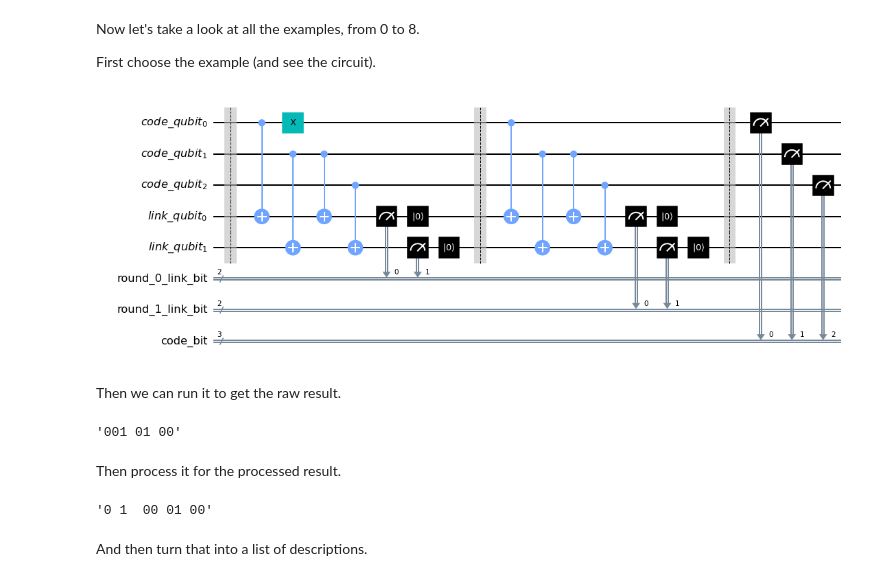
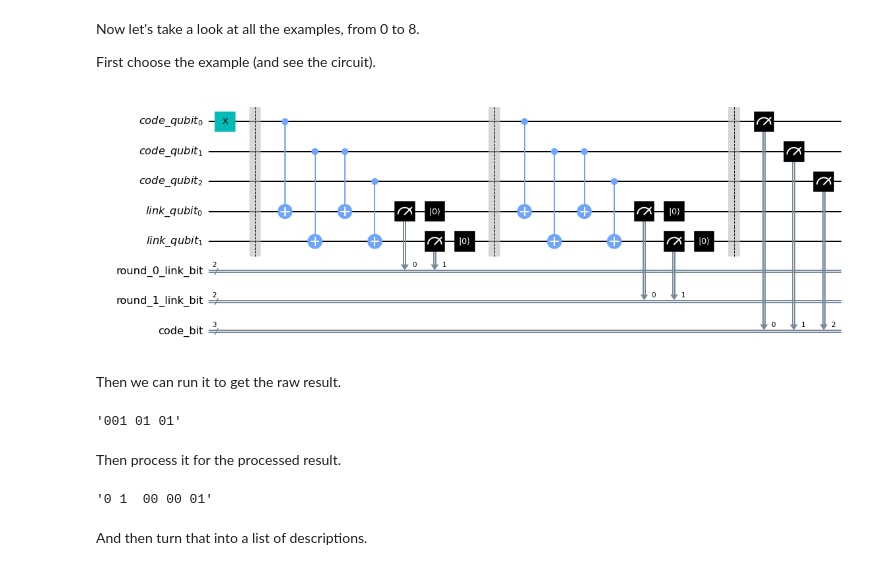
Before and after one commit to quantumjim/qec_lectures, a Jupyter notebook: lecture-1.ipynb, the cells around one changed output. Saved outputs shown, nothing was run; the diff lists cells and outputs as text; code cells hidden in the pictures.

```diff
--- a/lecture-1.ipynb
+++ b/lecture-1.ipynb
@@ -278,12 +306,12 @@ Now let's take a look at all the examples, from 0 to 8.
 
 First choose the example (and see the circuit).
 # %%
-e = 1
+e = 0
 
 example = examples[e]
 example.draw(output='mpl')
 # %% [output]
-[figure, old version]
+[figure, new version]
 # %% [markdown]
 Then we can run it to get the raw result.
 # %%
@@ -293,7 +321,7 @@ counts = job.result().get_counts()
 output = list(counts.keys())[0]
 output
 # %% [output]
-'001 01 00'
+'001 01 01'
 # %% [markdown]
 Then process it for the processed result.
 # %%
@@ -303,7 +331,7 @@ counts = job.result().get_counts()
 output = list(counts.keys())[0]
 process_2(process_1(output))
 # %% [output]
-'0 1  00 01 00'
+'0 1  00 00 01'
 # %% [markdown]
 And then turn that into a list of descriptions.
 # %%
```
Also changed, not shown: parts of 13 cells of this notebook.
